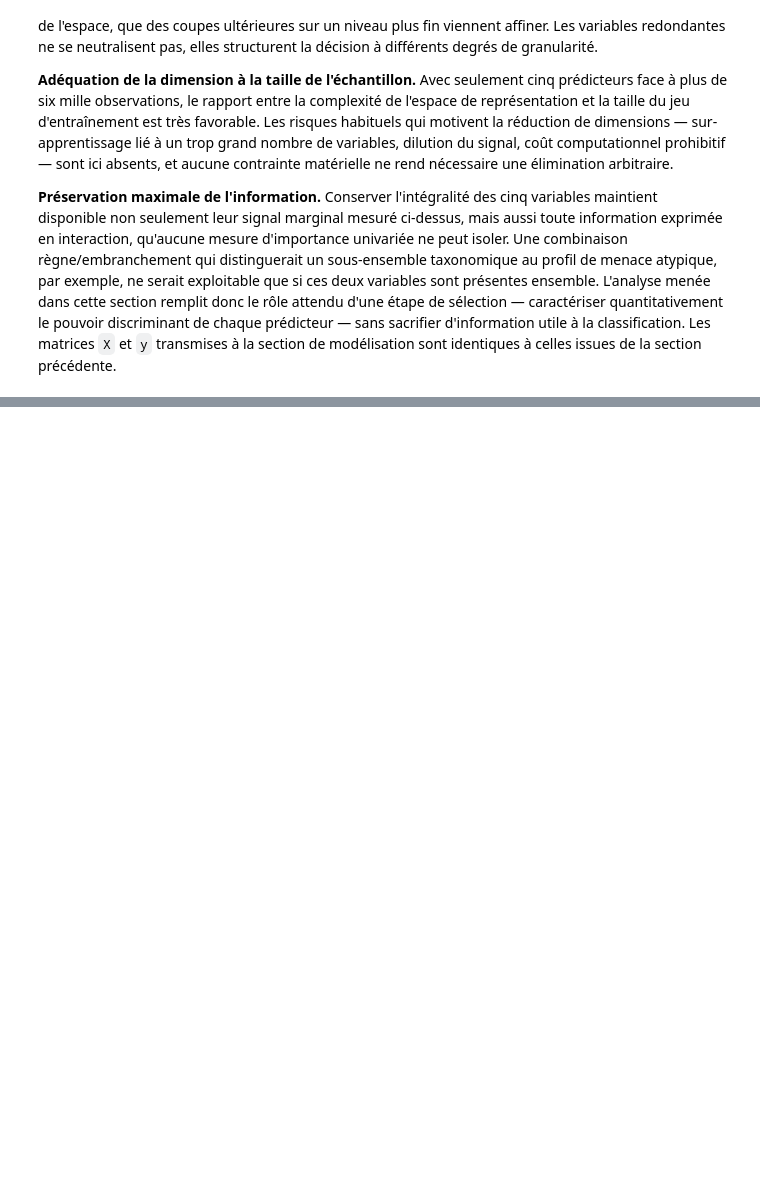
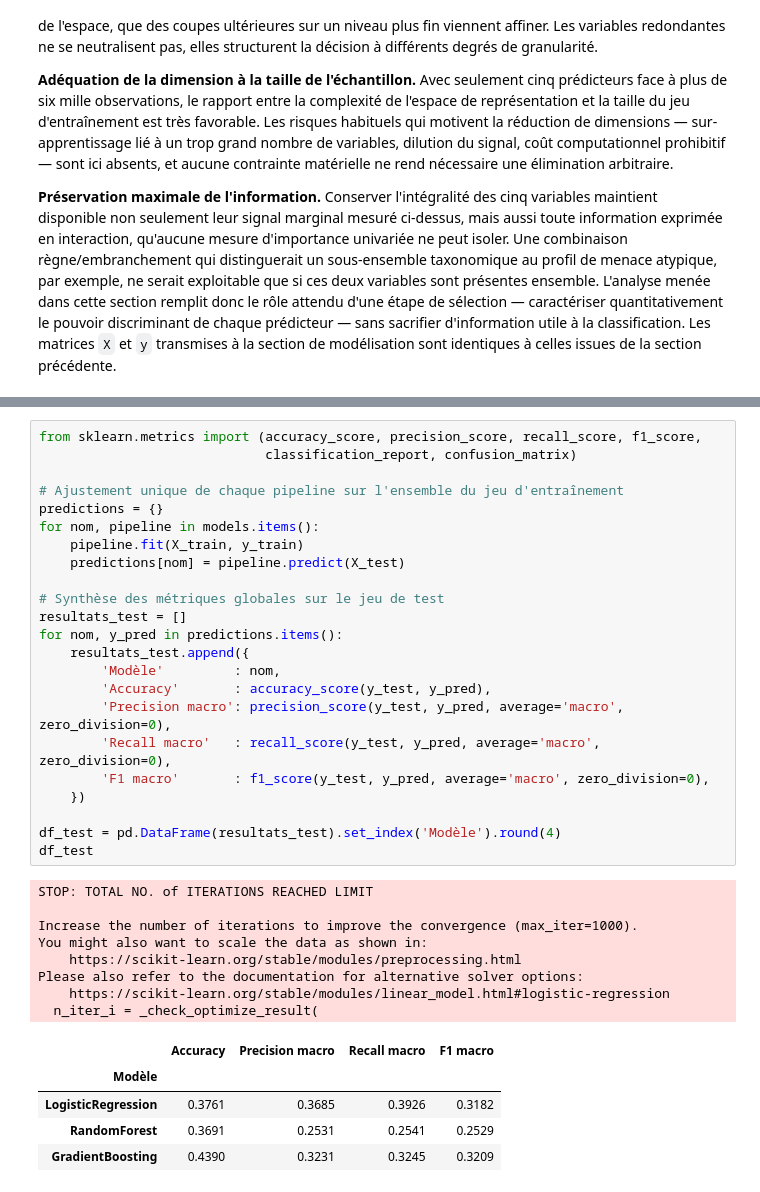
Before and after one commit to loulou-bvc/projet-forage-8INF436, a Jupyter notebook: notebooks/projetFinal.ipynb, the cells around one changed output, grey strips where cells are left out. Saved outputs shown, nothing was run; the diff lists cells and outputs as text; blank space fills up the shorter version.

```diff
--- a/notebooks/projetFinal.ipynb
+++ b/notebooks/projetFinal.ipynb
@@ -496,0 +686,37 @@ Au terme de cette analyse, aucune variable n'est retirée du jeu de données, et
+# %%
+from sklearn.metrics import (accuracy_score, precision_score, recall_score, f1_score,
+                             classification_report, confusion_matrix)
+
+# Ajustement unique de chaque pipeline sur l'ensemble du jeu d'entraînement
+predictions = {}
+for nom, pipeline in models.items():
+    pipeline.fit(X_train, y_train)
+    predictions[nom] = pipeline.predict(X_test)
+
+# Synthèse des métriques globales sur le jeu de test
+resultats_test = []
+for nom, y_pred in predictions.items():
+    resultats_test.append({
+        'Modèle'         : nom,
+        'Accuracy'       : accuracy_score(y_test, y_pred),
+        'Precision macro': precision_score(y_test, y_pred, average='macro', zero_division=0),
+        'Recall macro'   : recall_score(y_test, y_pred, average='macro', zero_division=0),
+        'F1 macro'       : f1_score(y_test, y_pred, average='macro', zero_division=0),
+    })
+
+df_test = pd.DataFrame(resultats_test).set_index('Modèle').round(4)
+df_test
+# %% [output]
+STOP: TOTAL NO. of ITERATIONS REACHED LIMIT
+
+Increase the number of iterations to improve the convergence (max_iter=1000).
+You might also want to scale the data as shown in:
+    https://scikit-learn.org/stable/modules/preprocessing.html
+Please also refer to the documentation for alternative solver options:
+    https://scikit-learn.org/stable/modules/linear_model.html#logistic-regression
+  n_iter_i = _check_optimize_result(
+|  | Accuracy | Precision macro | Recall macro | F1 macro |
+| Modèle |  |  |  |  |
+| LogisticRegression | 0.3761 | 0.3685 | 0.3926 | 0.3182 |
+| RandomForest | 0.3691 | 0.2531 | 0.2541 | 0.2529 |
+| GradientBoosting | 0.4390 | 0.3231 | 0.3245 | 0.3209 |
```
Also changed, not shown: parts of 19 cells of this notebook, 1 other file.
